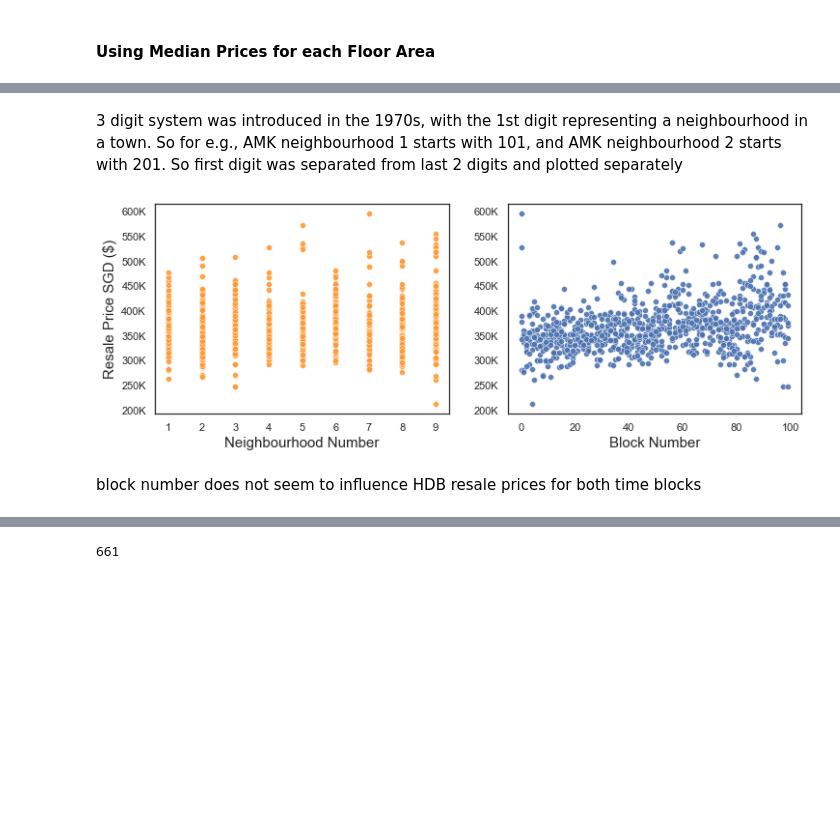
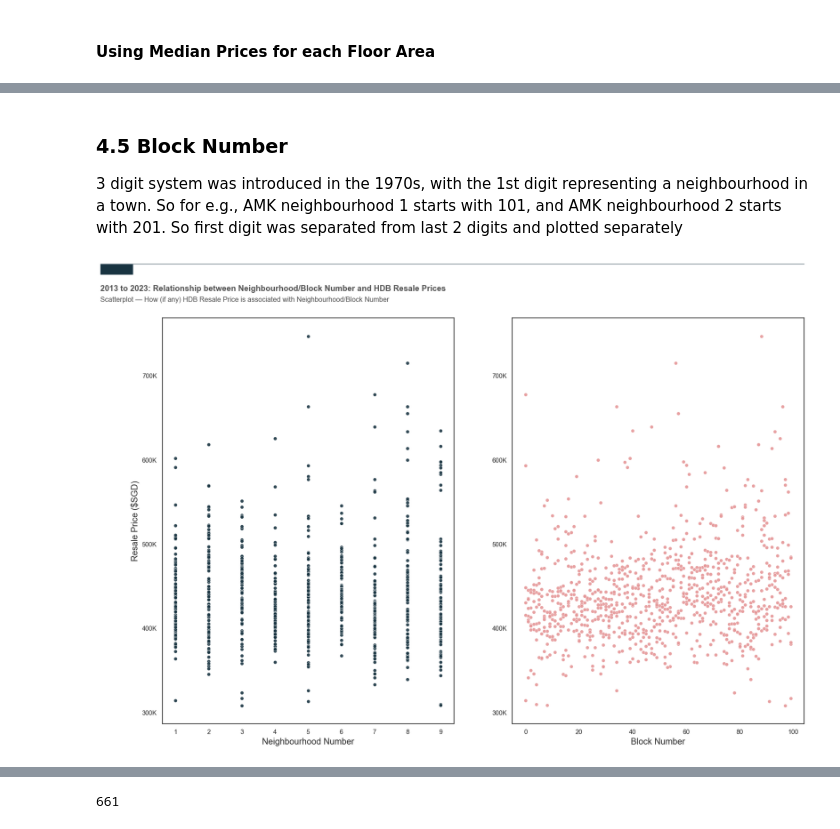
Before and after one commit to raychng/bt4222-project, a Jupyter notebook: (NEW) EDA 2013 to 2023.ipynb, the cells around one changed output, grey strips where cells are left out. Cells and saved outputs as stored; diff of their text form; code cells hidden in the pictures; blank space fills up the shorter version.

Commit message:
updated all visualizations for updated time frames
comparisons across both time periods are also indicated (in orange).

```diff
--- a/(NEW) EDA 2013 to 2023.ipynb
+++ b/(NEW) EDA 2013 to 2023.ipynb
@@ -225,13 +252,12 @@ keep only the following flat types:
 # %%
-print('Unique flat types before removing:', hdb_price_df_13_23['flat_type'].unique(),'\n')
+print('Unique flat types before removing:', hdb_price_df_03_12['flat_type'].unique(),'\n')
 keep_flat_type = ['3 ROOM', '4 ROOM', '5 ROOM', 'EXECUTIVE']
-hdb_price_df_13_23 = hdb_price_df_13_23[hdb_price_df_13_23['flat_type'].isin(keep_flat_type)]
-print('Unique flat types after removing 1 rooms, 2 rooms and multi-generation flat types:',hdb_price_df_13_23['flat_type'].unique())
+hdb_price_df_03_12 = hdb_price_df_03_12[hdb_price_df_03_12['flat_type'].isin(keep_flat_type)]
+print('Unique flat types after removing 1 rooms, 2 rooms and multi-generation flat types:',hdb_price_df_03_12['flat_type'].unique())
 
 # do the same for 2013 to 2023
 hdb_price_df_13_23 = hdb_price_df_13_23[hdb_price_df_13_23['flat_type'].isin(keep_flat_type)]
 
-# do the same for 2013 to 2023
 hdb_price_df = hdb_price_df[hdb_price_df['flat_type'].isin(keep_flat_type)]
 # %% [output]
 Unique flat types before removing: ['4 ROOM' '5 ROOM' '3 ROOM' 'EXECUTIVE' '2 ROOM' '1 ROOM'
@@ -804,33 +795,37 @@ Name: flat_model, dtype: object
 # %% [markdown]
+### 4.5 Block Number
 3 digit system was introduced in the 1970s, with the 1st digit representing a neighbourhood in a town. So for e.g., AMK neighbourhood 1 starts with 101, and AMK neighbourhood 2 starts with 201. So first digit was separated from last 2 digits and plotted separately
 # %%
 import re
-
-# 2004 to 2013
 
 # Block Number Prices
 get_num = lambda x: int(re.findall("\d+", x)[0])
 hdb_price_df_13_23['blocknum'] = hdb_price_df_13_23['block'].apply(get_num) # get only digits from block number
 tmp = hdb_price_df_13_23[hdb_price_df_13_23['blocknum'] > 99] # get only blocks that use 3-digit numbering system
 tmp = tmp.groupby('blocknum')['adjusted_price'].median().reset_index()
 
-# Scatterplots
-fig = plt.figure(figsize=(12,4))
+fig, ax = plt.subplots(figsize=(20, 13), dpi=96)
 
 ax1 = plt.subplot(121)
-a=sns.scatterplot(x=tmp['blocknum'].apply(lambda x: int(str(x)[0])), y=tmp['adjusted_price'], color='#ff9933', edgecolors='w', alpha=0.9)
+a=sns.scatterplot(x=tmp['blocknum'].apply(lambda x: int(str(x)[0])), y=tmp['adjusted_price'], color='#193441', edgecolors='w', alpha=0.9)
 ylabels = ['{:,.0f}'.format(x) + 'K' for x in a.get_yticks()/1000]
 ax1.set_yticklabels(ylabels)
-ax1.set_ylabel('Resale Price SGD ($)', size=15), ax1.set_xlabel('Neighbourhood Number', size=15)
+ax1.set_ylabel('Resale Price ($SGD)', size=15), ax1.set_xlabel('Neighbourhood Number', size=15)
 
 ax2 = plt.subplot(122)
-b=sns.scatterplot(x=tmp['blocknum'].apply(lambda x: int(str(x)[1:])), y=tmp['adjusted_price'], edgecolors='w', alpha=0.9)
+b=sns.scatterplot(x=tmp['blocknum'].apply(lambda x: int(str(x)[1:])), y=tmp['adjusted_price'], color = '#e69798',edgecolors='w', alpha=0.9)
 ax2.set_yticklabels(ylabels)
 ax2.set_ylabel('', size=15)
 ax2.set_xlabel('Block Number', size=15)
 
+# Add in line and rectangle on top
+plt.plot([0.05, .9], [.98, .98], transform=fig.transFigure, clip_on=False, color='#193441', linewidth=.6)
+ax1.add_patch(plt.Rectangle((0.05,.98), 0.04, -0.02, facecolor='#193441', transform=fig.transFigure, clip_on=False, linewidth = 0))
+
+# Add in title and subtitle
+plt.text(x=0.05, y=.93, s="2013 to 2023: Relationship between Neighbourhood/Block Number and HDB Resale Prices", transform=fig.transFigure, ha='left', fontsize=14, weight='bold', alpha=.8)
+plt.text(x=0.05, y=.91, s="Scatterplot — How (if any) HDB Resale Price is associated with Neighbourhood/Block Number", transform=fig.transFigure, ha='left', fontsize=12, alpha=.8)
+
 plt.show()
 # %% [output]
-[figure, old version]
+[figure, new version]
-# %% [markdown]
-block number does not seem to influence HDB resale prices for both time blocks
```
Also changed, not shown: parts of 143 cells of this notebook, 2 other files.
